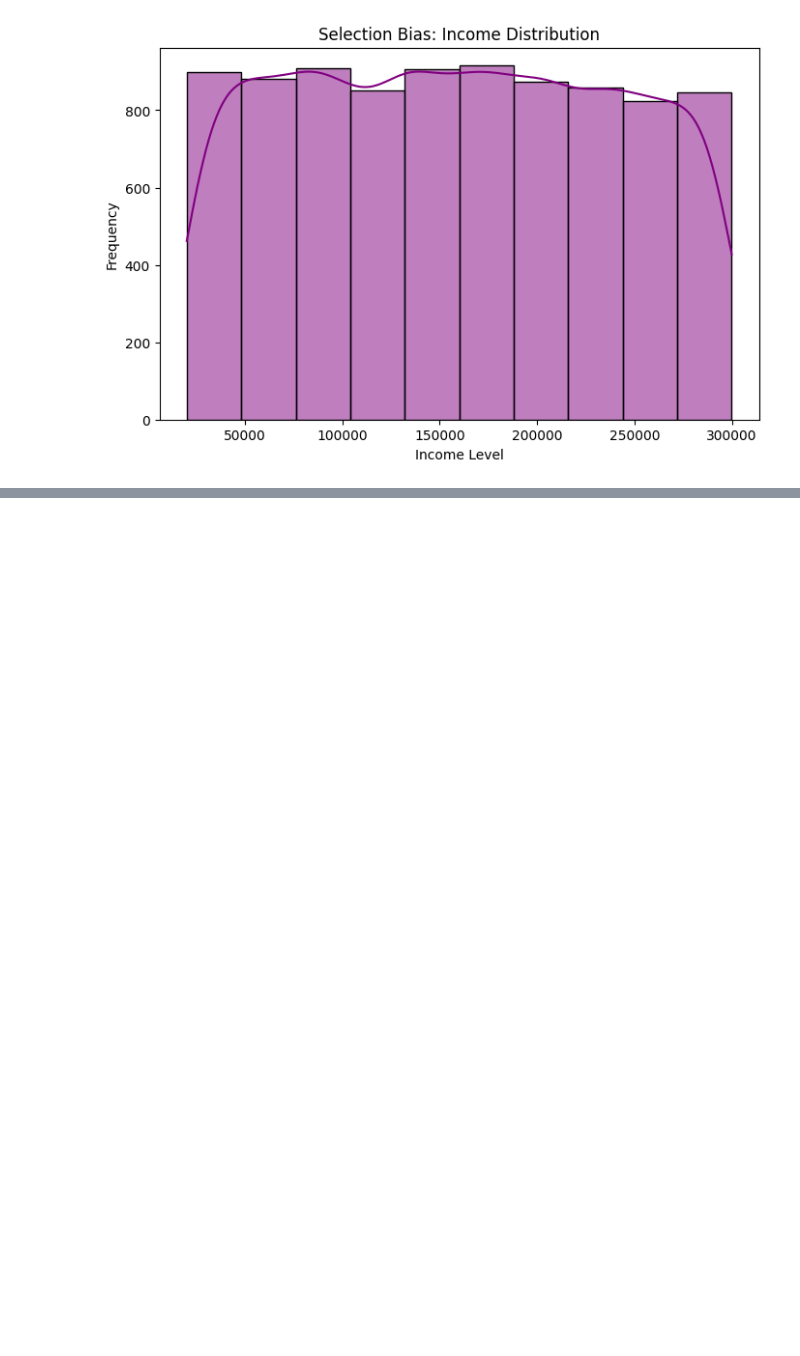
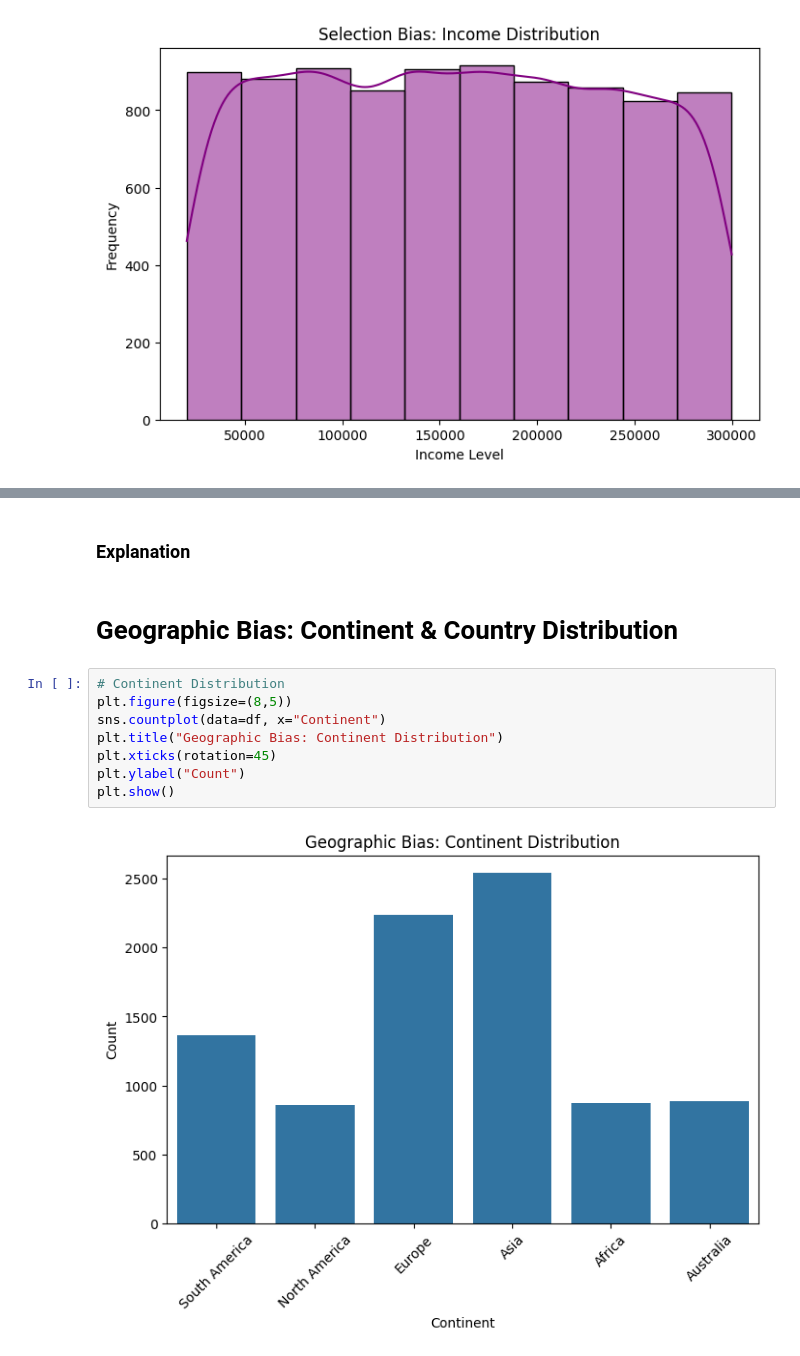
Before and after one commit to Group4-s2025/DATA6550-Bias, a Jupyter notebook: Module_2.ipynb, the cells around one changed output, grey strips where cells are left out. Saved outputs shown, nothing was run; the diff lists cells and outputs as text; blank space fills up the shorter version.

```diff
--- a/Module_2.ipynb
+++ b/Module_2.ipynb
@@ -82,0 +99,14 @@ plt.show()
+# %% [markdown]
+### Explanation
+# %% [markdown]
+# Geographic Bias: Continent & Country Distribution
+# %%
+# Continent Distribution
+plt.figure(figsize=(8,5))
+sns.countplot(data=df, x="Continent")
+plt.title("Geographic Bias: Continent Distribution")
+plt.xticks(rotation=45)
+plt.ylabel("Count")
+plt.show()
+# %% [output]
+[figure, added]
```
Also changed, not shown: parts of 4 cells of this notebook.
